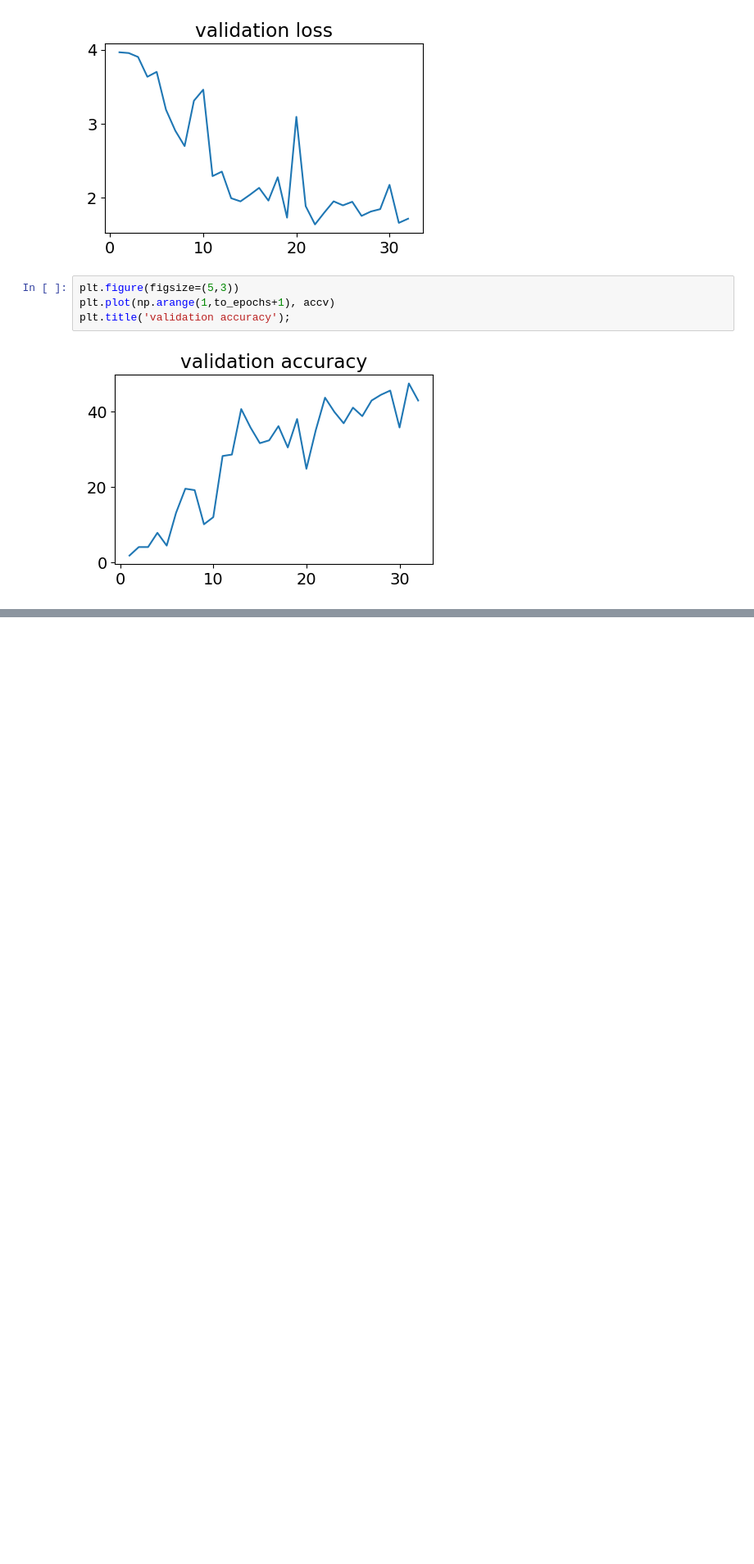
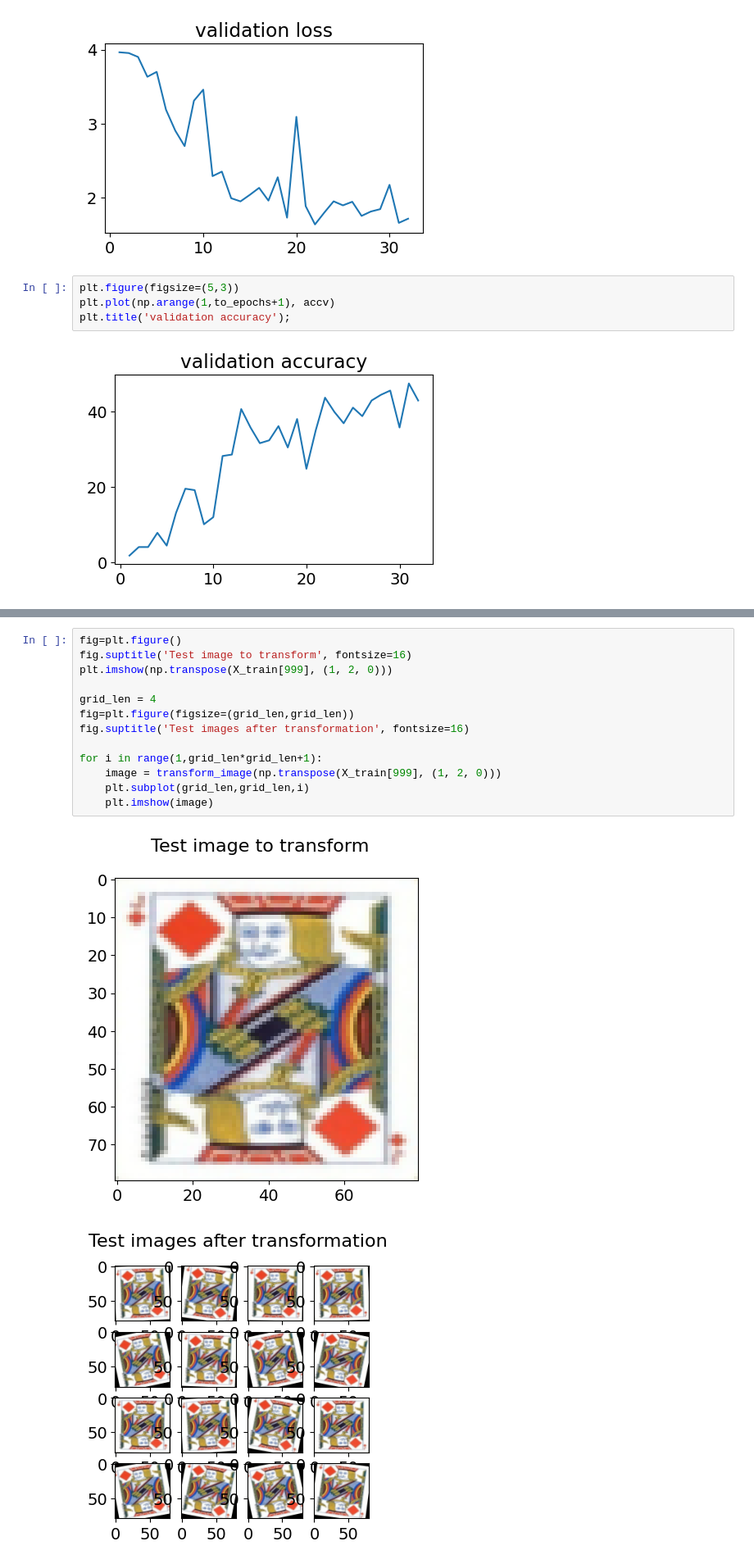
Before and after one commit to artikgak/KMA_NeuralNetworks_2, a Jupyter notebook: Hak_Lab_2.ipynb, the cells around one changed output, grey strips where cells are left out. Shown at 82% size. Drawn from its saved outputs; the diff is of its cells as text; blank space fills up the shorter version.

```diff
--- a/Hak_Lab_2.ipynb
+++ b/Hak_Lab_2.ipynb
@@ -317,0 +408,16 @@ plt.title('validation accuracy');
+# %%
+fig=plt.figure()
+fig.suptitle('Test image to transform', fontsize=16)
+plt.imshow(np.transpose(X_train[999], (1, 2, 0)))
+
+grid_len = 4
+fig=plt.figure(figsize=(grid_len,grid_len))
+fig.suptitle('Test images after transformation', fontsize=16)
+
+for i in range(1,grid_len*grid_len+1):
+    image = transform_image(np.transpose(X_train[999], (1, 2, 0)))
+    plt.subplot(grid_len,grid_len,i)
+    plt.imshow(image)
+# %% [output]
+[figure, added]
+[figure, added]
```
Also changed, not shown: parts of 27 cells of this notebook.
